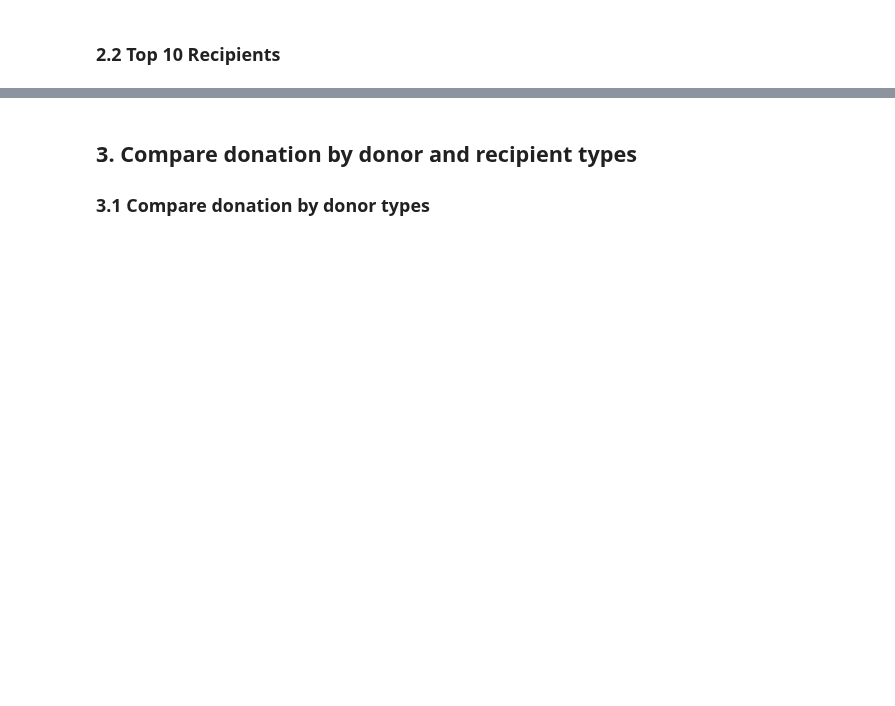
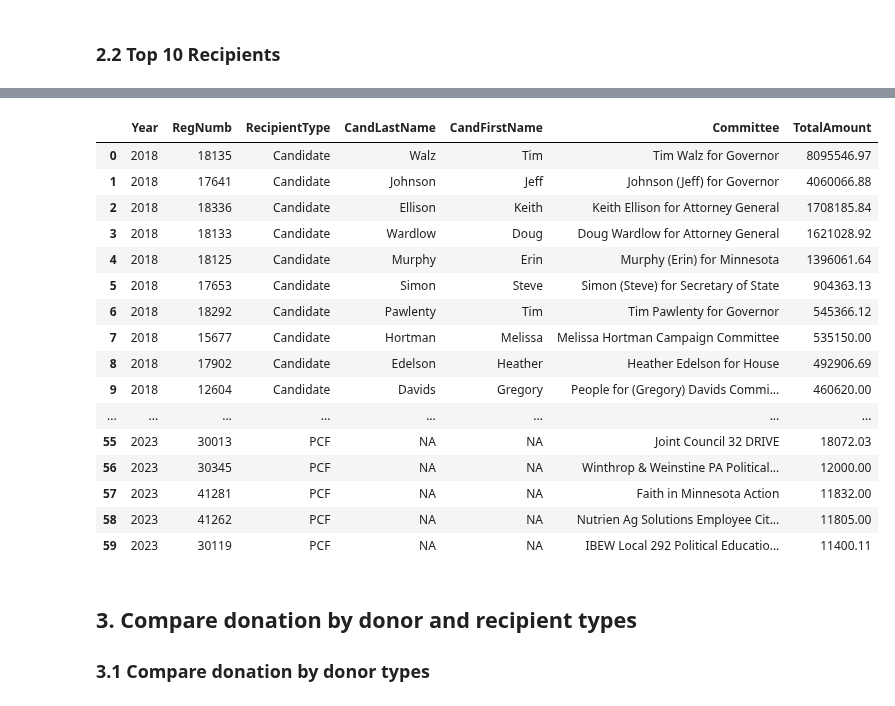
Before and after one commit to uchicago-dsi/climate-cabinet-campaign-finance-tracker, a Jupyter notebook: notebooks/MN_EDA.ipynb, the cells around one changed output, grey strips where cells are left out. Saved outputs shown, nothing was run; the diff lists cells and outputs as text; code cells hidden in the pictures; blank space fills up the shorter version.

```diff
--- a/notebooks/MN_EDA.ipynb
+++ b/notebooks/MN_EDA.ipynb
@@ -217,0 +193,4 @@ Name: TotalAmount, dtype: float64
+# %%
+filtered_df = contribution_df[(contribution_df['Year'] >= 2018) & (contribution_df['Year'] <= 2023) & (contribution_df['Year'] != -1)]
+donation_by_year = filtered_df.groupby('Year')['TotalAmount'].sum()
+donation_by_year
@@ -240,12 +234,12 @@ top_10_contributors[-10:] # Top 10 contributors in 2023
 # %% [markdown]
 ### 2.2 Top 10 Recipients
 # %%
-contribution_df1 = contribution_df.copy(deep=True)
+contribution_df1 = filtered_df.copy(deep=True)
 contribution_df1['CandLastName'].fillna('NA', inplace=True)
 contribution_df1['CandFirstName'].fillna('NA', inplace=True)
 contribution_df1['Committee'].fillna('NA', inplace=True)
 by_year_recipients = contribution_df1.groupby(
-    ['DonationYear', 'RegNumb', 'RecipientType', 'CandLastName', 'CandFirstName', 'Committee'])['TotalAmount'].sum().reset_index()
+    ['Year', 'RegNumb', 'RecipientType', 'CandLastName', 'CandFirstName', 'Committee'])['TotalAmount'].sum().reset_index()
 
-top_10_recipient = by_year_recipients.groupby('DonationYear').apply(
+top_10_recipient = by_year_recipients.groupby('Year').apply(
     lambda group: group.nlargest(10, 'TotalAmount')).reset_index(drop=True)
@@ -266,3 +246,23 @@ top_10_recipient[-10:] # Top 10 recipients in 2023
+# %%
+top_10_recipient
+# %% [output]
+|  | Year | RegNumb | RecipientType | CandLastName | CandFirstName | Committee | TotalAmount |
+| 0 | 2018 | 18135 | Candidate | Walz | Tim | Tim Walz for Governor | 8095546.97 |
+| 1 | 2018 | 17641 | Candidate | Johnson | Jeff | Johnson (Jeff) for Governor | 4060066.88 |
+| 2 | 2018 | 18336 | Candidate | Ellison | Keith | Keith Ellison for Attorney General | 1708185.84 |
+| 3 | 2018 | 18133 | Candidate | Wardlow | Doug | Doug Wardlow for Attorney General | 1621028.92 |
+| 4 | 2018 | 18125 | Candidate | Murphy | Erin | Murphy (Erin) for Minnesota | 1396061.64 |
+| 5 | 2018 | 17653 | Candidate | Simon | Steve | Simon (Steve) for Secretary of State | 904363.13 |
+| 6 | 2018 | 18292 | Candidate | Pawlenty | Tim | Tim Pawlenty for Governor | 545366.12 |
+| 7 | 2018 | 15677 | Candidate | Hortman | Melissa | Melissa Hortman Campaign Committee | 535150.00 |
+| 8 | 2018 | 17902 | Candidate | Edelson | Heather | Heather Edelson for House | 492906.69 |
+| 9 | 2018 | 12604 | Candidate | Davids | Gregory | People for (Gregory) Davids Commi... | 460620.00 |
+| ... | ... | ... | ... | ... | ... | ... | ... |
+| 55 | 2023 | 30013 | PCF | NA | NA | Joint Council 32 DRIVE | 18072.03 |
+| 56 | 2023 | 30345 | PCF | NA | NA | Winthrop & Weinstine PA Political... | 12000.00 |
+| 57 | 2023 | 41281 | PCF | NA | NA | Faith in Minnesota Action | 11832.00 |
+| 58 | 2023 | 41262 | PCF | NA | NA | Nutrien Ag Solutions Employee Cit... | 11805.00 |
+| 59 | 2023 | 30119 | PCF | NA | NA | IBEW Local 292 Political Educatio... | 11400.11 |
 # %% [markdown]
 ## 3. Compare donation by donor and recipient types
 
```
Also changed, not shown: parts of 45 cells of this notebook, 2 other files.
